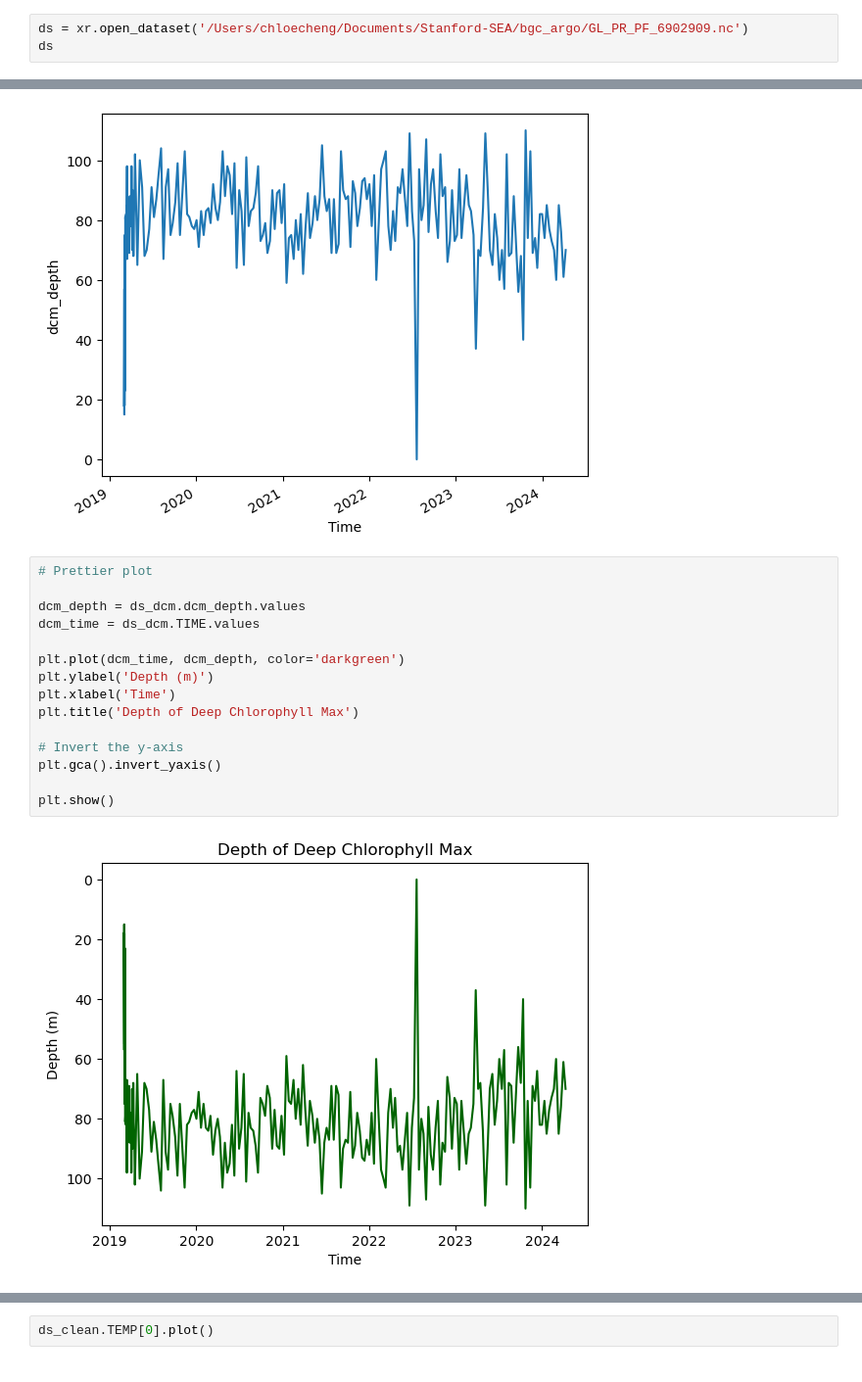
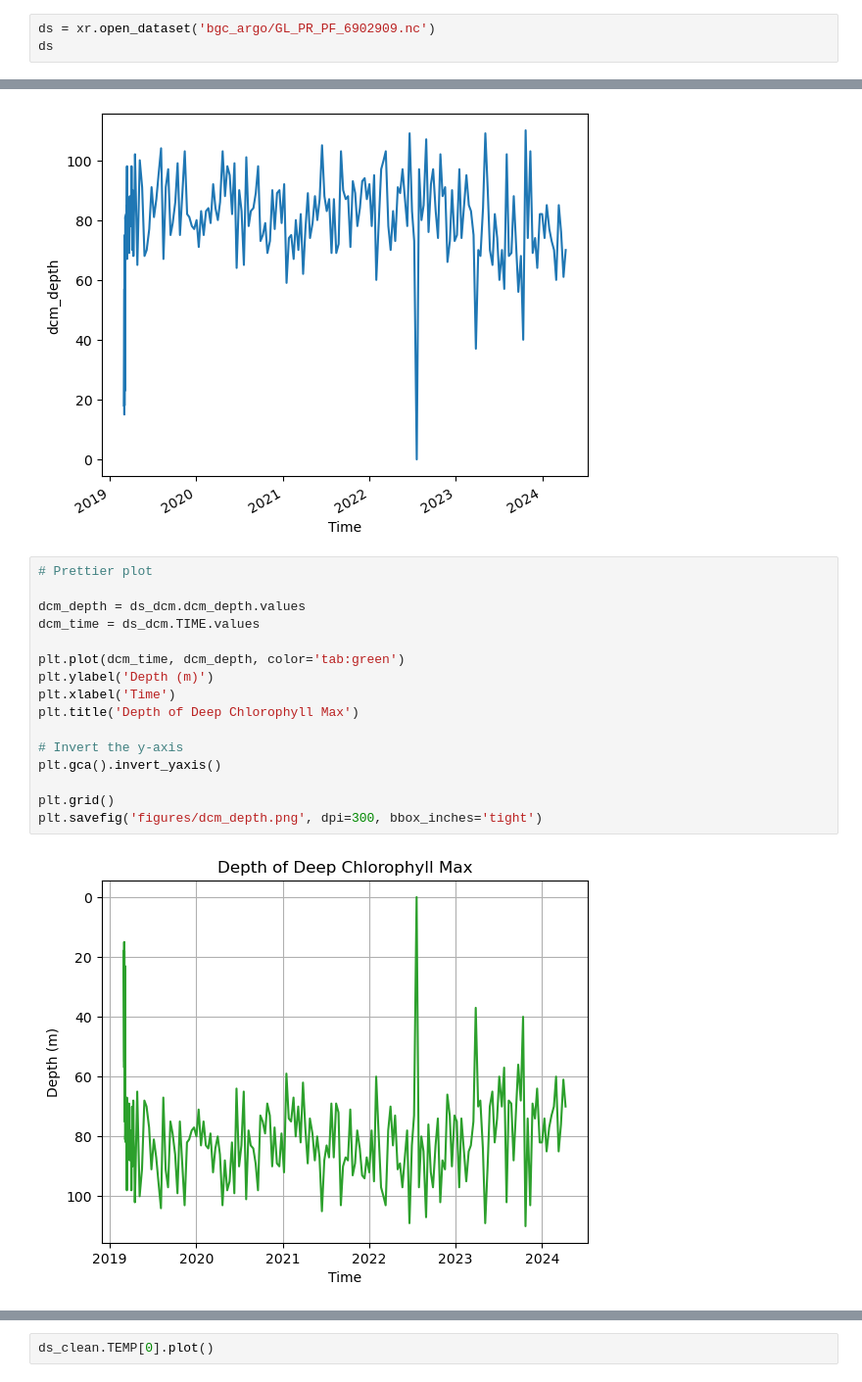
Before and after one commit to ychnli/Stanford-SEA, a Jupyter notebook: bgc_argo_data.ipynb, the cells around one changed output, grey strips where cells are left out. Shown at 98% size. Drawn from its saved outputs; the diff is of its cells as text.

```diff
--- a/bgc_argo_data.ipynb
+++ b/bgc_argo_data.ipynb
@@ -10,7 +10,7 @@ import numpy as np
 import matplotlib.pyplot as plt
 import xarray as xr
 # %%
-ds = xr.open_dataset('/Users/chloecheng/Documents/Stanford-SEA/bgc_argo/GL_PR_PF_6902909.nc')
+ds = xr.open_dataset('bgc_argo/GL_PR_PF_6902909.nc')
 ds
 # %% [output]
 <xarray.Dataset>
@@ -86,17 +95,18 @@ ds_dcm.dcm_depth.plot()
 # %%
 # Prettier plot
 
 dcm_depth = ds_dcm.dcm_depth.values
 dcm_time = ds_dcm.TIME.values
 
-plt.plot(dcm_time, dcm_depth, color='darkgreen')
+plt.plot(dcm_time, dcm_depth, color='tab:green')
 plt.ylabel('Depth (m)')
 plt.xlabel('Time')
 plt.title('Depth of Deep Chlorophyll Max')
 
 # Invert the y-axis
 plt.gca().invert_yaxis()
 
-plt.show()
+plt.grid()
+plt.savefig('figures/dcm_depth.png', dpi=300, bbox_inches='tight')
 # %% [output]
-[figure, old version]
+[figure, new version]
```
Also changed, not shown: parts of 8 cells of this notebook, 3 other files.
